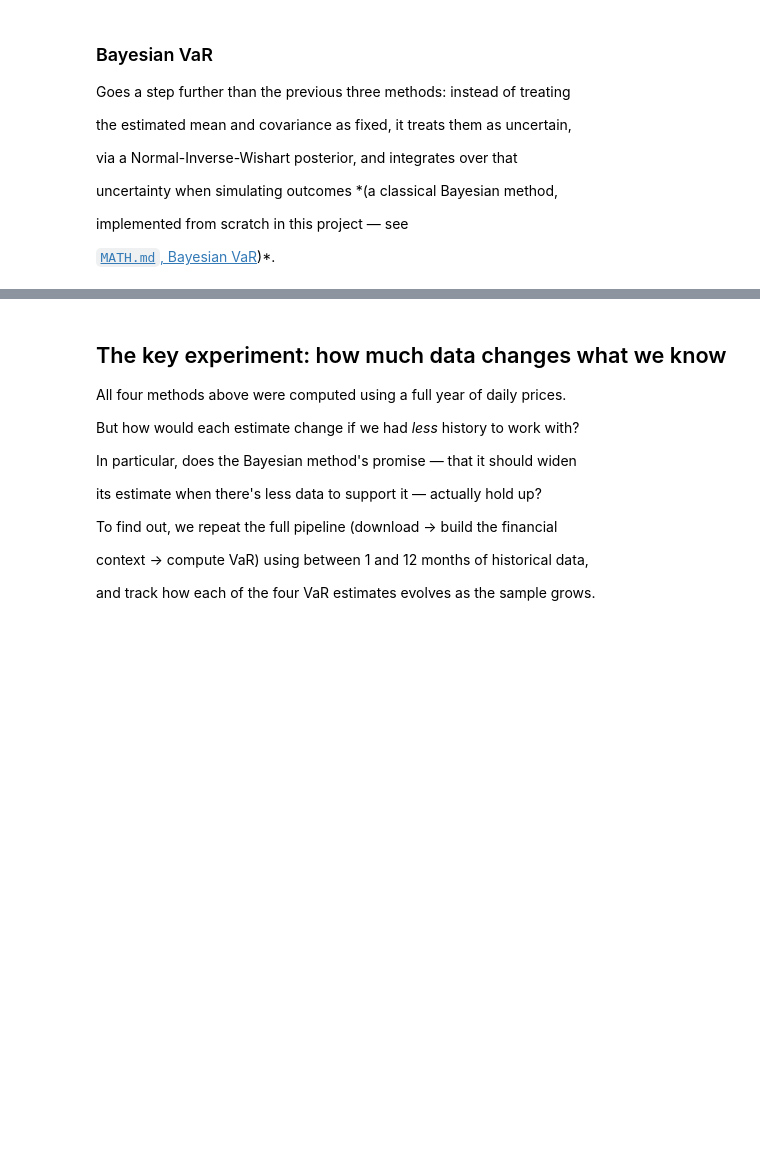
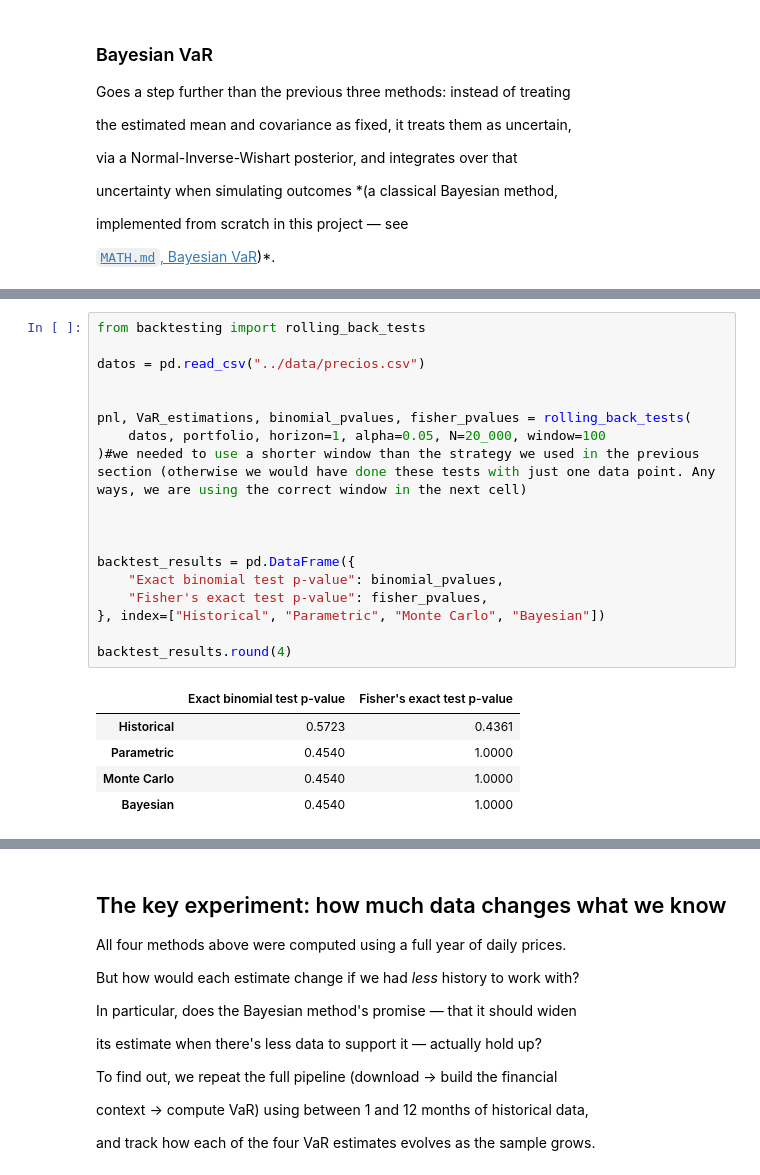
Before and after one commit to ANanniniS/VaR-computation-tools, a Jupyter notebook: notebooks/walkthrough.ipynb, the cells around one changed output, grey strips where cells are left out. Saved outputs shown, nothing was run; the diff lists cells and outputs as text; blank space fills up the shorter version.

```diff
--- a/notebooks/walkthrough.ipynb
+++ b/notebooks/walkthrough.ipynb
@@ -258,0 +288,24 @@ Name: 1-day VaR (95%), dtype: str
+# %%
+from backtesting import rolling_back_tests
+
+datos = pd.read_csv("../data/precios.csv")
+
+
+pnl, VaR_estimations, binomial_pvalues, fisher_pvalues = rolling_back_tests(
+    datos, portfolio, horizon=1, alpha=0.05, N=20_000, window=100
+)#we needed to use a shorter window than the strategy we used in the previous section (otherwise we would have done these tests with just one data point. Any ways, we are using the correct window in the next cell)
+
+
+
+backtest_results = pd.DataFrame({
+    "Exact binomial test p-value": binomial_pvalues,
+    "Fisher's exact test p-value": fisher_pvalues,
+}, index=["Historical", "Parametric", "Monte Carlo", "Bayesian"])
+
+backtest_results.round(4)
+# %% [output]
+|  | Exact binomial test p-value | Fisher's exact test p-value |
+| Historical | 0.5723 | 0.4361 |
+| Parametric | 0.4540 | 1.0000 |
+| Monte Carlo | 0.4540 | 1.0000 |
+| Bayesian | 0.4540 | 1.0000 |
```
Also changed, not shown: parts of 12 cells of this notebook, 6 other files.
